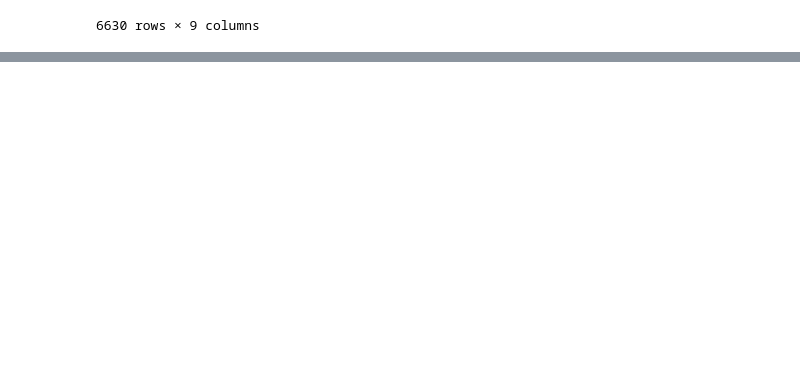
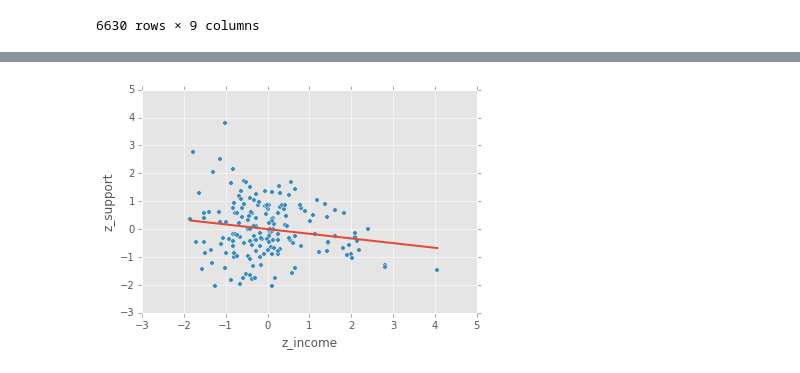
Before and after one commit to ciyer/election-ch, a Jupyter notebook: Income-Analysis.ipynb, the cells around one changed output, grey strips where cells are left out. Cells and saved outputs as stored; diff of their text form; code cells hidden in the pictures; blank space fills up the shorter version.

```diff
--- a/Income-Analysis.ipynb
+++ b/Income-Analysis.ipynb
@@ -74,0 +98,4 @@ df
+# %%
+plot_relationship_for_year('SP', 2011)
+# %% [output]
+[figure, added]
```
Also changed, not shown: parts of 7 cells of this notebook.
